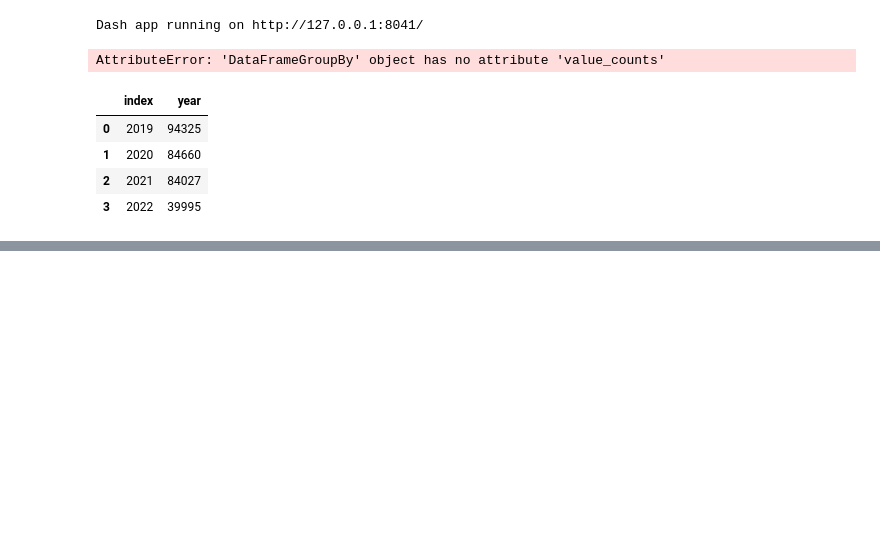
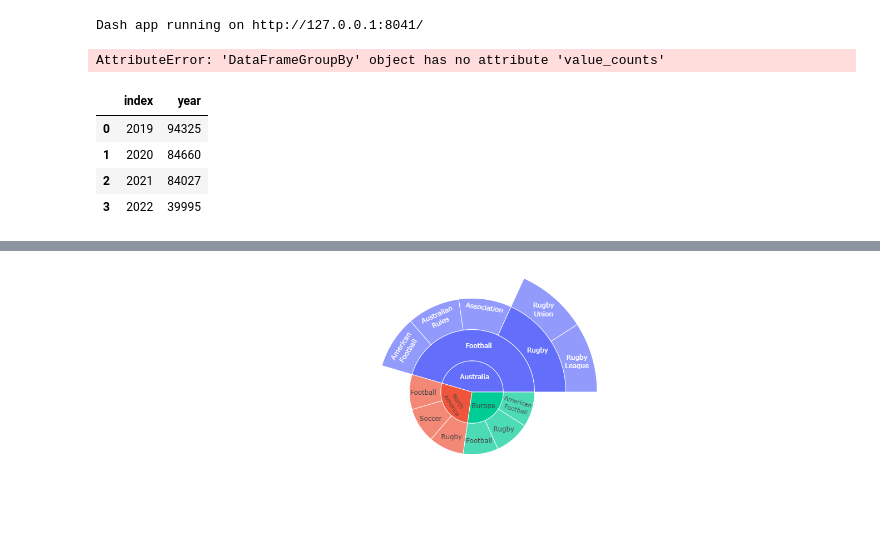
Before and after one commit to GDLPLearning/Sentiment-Analysis-for-the-MDP, a Jupyter notebook: dash_app/pages/Untitled.ipynb, the cells around one changed output, grey strips where cells are left out. Saved outputs shown, nothing was run; the diff lists cells and outputs as text; code cells hidden in the pictures; blank space fills up the shorter version.

```diff
--- a/dash_app/pages/Untitled.ipynb
+++ b/dash_app/pages/Untitled.ipynb
@@ -165,0 +240,29 @@ df.head()
+# %%
+import plotly.graph_objects as go
+
+fig =go.Figure(go.Sunburst(
+ ids=[
+    "North America", "Europe", "Australia", "North America - Football", "Soccer",
+    "North America - Rugby", "Europe - Football", "Rugby",
+    "Europe - American Football","Australia - Football", "Association",
+    "Australian Rules", "Autstralia - American Football", "Australia - Rugby",
+    "Rugby League", "Rugby Union"
+  ],
+  labels= [
+    "North<br>America", "Europe", "Australia", "Football", "Soccer", "Rugby",
+    "Football", "Rugby", "American<br>Football", "Football", "Association",
+    "Australian<br>Rules", "American<br>Football", "Rugby", "Rugby<br>League",
+    "Rugby<br>Union"
+  ],
+  parents=[
+    "", "", "", "North America", "North America", "North America", "Europe",
+    "Europe", "Europe","Australia", "Australia - Football", "Australia - Football",
+    "Australia - Football", "Australia - Football", "Australia - Rugby",
+    "Australia - Rugby"
+  ],
+))
+fig.update_layout(margin = dict(t=0, l=0, r=0, b=0))
+
+fig.show()
+# %% [output]
+[figure, added]
```
Also changed, not shown: parts of 7 cells of this notebook, 1 other file.
